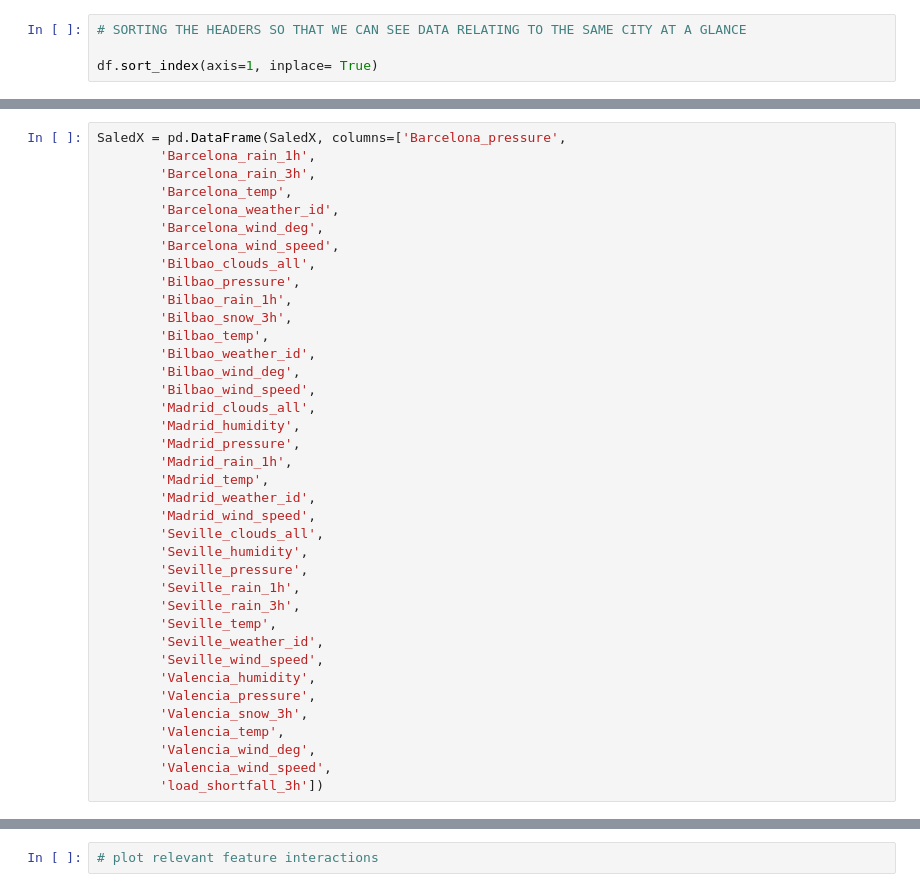
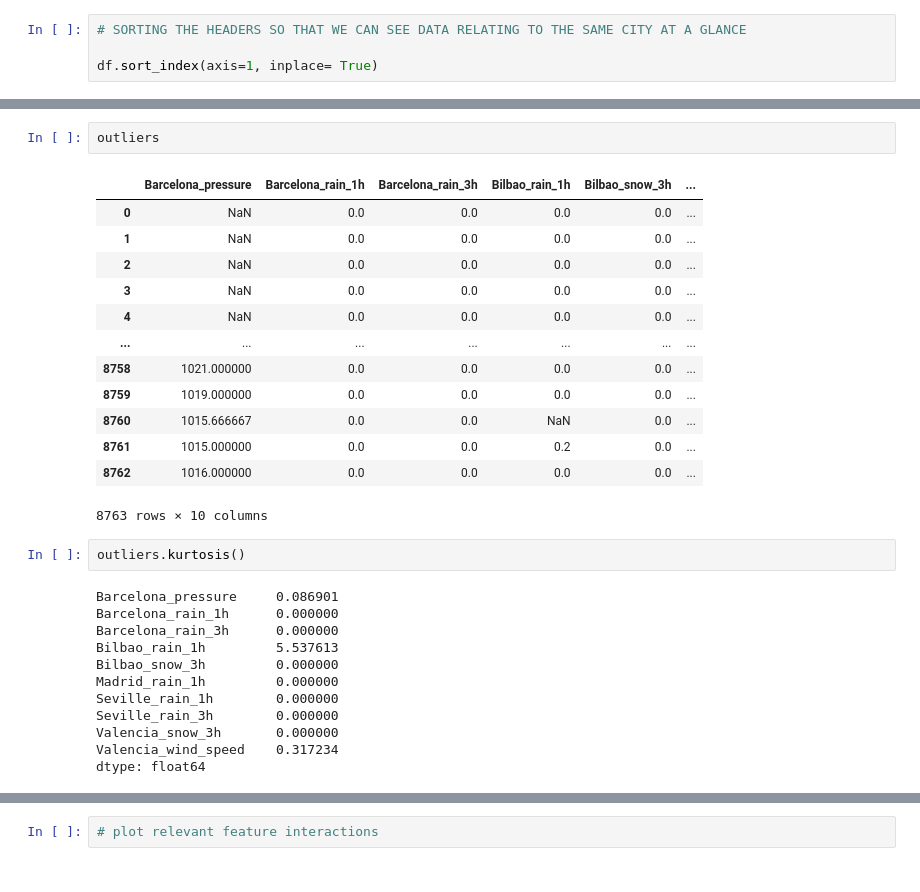
Before and after one commit to muheezokunade/-2207ACDS_TeamNM1, a Jupyter notebook: starter-notebook.ipynb, the cells around one changed output, grey strips where cells are left out. Cells and saved outputs as stored; diff of their text form.

```diff
--- a/starter-notebook.ipynb
+++ b/starter-notebook.ipynb
@@ -297,38 +350,30 @@ SaledX = scale.fit_transform(X)
-# %%
-SaledX = pd.DataFrame(SaledX, columns=['Barcelona_pressure',
-        'Barcelona_rain_1h',
-        'Barcelona_rain_3h',
-        'Barcelona_temp',
-        'Barcelona_weather_id',
-        'Barcelona_wind_deg',
-        'Barcelona_wind_speed',
-        'Bilbao_clouds_all',
-        'Bilbao_pressure',
-        'Bilbao_rain_1h',
-        'Bilbao_snow_3h',
-        'Bilbao_temp',
-        'Bilbao_weather_id',
-        'Bilbao_wind_deg',
-        'Bilbao_wind_speed',
-        'Madrid_clouds_all',
-        'Madrid_humidity',
-        'Madrid_pressure',
-        'Madrid_rain_1h',
-        'Madrid_temp',
-        'Madrid_weather_id',
-        'Madrid_wind_speed',
-        'Seville_clouds_all',
-        'Seville_humidity',
-        'Seville_pressure',
-        'Seville_rain_1h',
-        'Seville_rain_3h',
-        'Seville_temp',
-        'Seville_weather_id',
-        'Seville_wind_speed',
-        'Valencia_humidity',
-        'Valencia_pressure',
-        'Valencia_snow_3h',
-        'Valencia_temp',
-        'Valencia_wind_deg',
-        'Valencia_wind_speed',
-        'load_shortfall_3h'])
+# %%
+outliers
+# %% [output]
+|  | Barcelona_pressure | Barcelona_rain_1h | Barcelona_rain_3h | Bilbao_rain_1h | Bilbao_snow_3h | ... |
+| 0 | NaN | 0.0 | 0.0 | 0.0 | 0.0 | ... |
+| 1 | NaN | 0.0 | 0.0 | 0.0 | 0.0 | ... |
+| 2 | NaN | 0.0 | 0.0 | 0.0 | 0.0 | ... |
+| 3 | NaN | 0.0 | 0.0 | 0.0 | 0.0 | ... |
+| 4 | NaN | 0.0 | 0.0 | 0.0 | 0.0 | ... |
+| ... | ... | ... | ... | ... | ... | ... |
+| 8758 | 1021.000000 | 0.0 | 0.0 | 0.0 | 0.0 | ... |
+| 8759 | 1019.000000 | 0.0 | 0.0 | 0.0 | 0.0 | ... |
+| 8760 | 1015.666667 | 0.0 | 0.0 | NaN | 0.0 | ... |
+| 8761 | 1015.000000 | 0.0 | 0.0 | 0.2 | 0.0 | ... |
+| 8762 | 1016.000000 | 0.0 | 0.0 | 0.0 | 0.0 | ... |
+8763 rows × 10 columns
+# %%
+outliers.kurtosis()
+# %% [output]
+Barcelona_pressure     0.086901
+Barcelona_rain_1h      0.000000
+Barcelona_rain_3h      0.000000
+Bilbao_rain_1h         5.537613
+Bilbao_snow_3h         0.000000
+Madrid_rain_1h         0.000000
+Seville_rain_1h        0.000000
+Seville_rain_3h        0.000000
+Valencia_snow_3h       0.000000
+Valencia_wind_speed    0.317234
+dtype: float64
```
Also changed, not shown: parts of 39 cells of this notebook.
